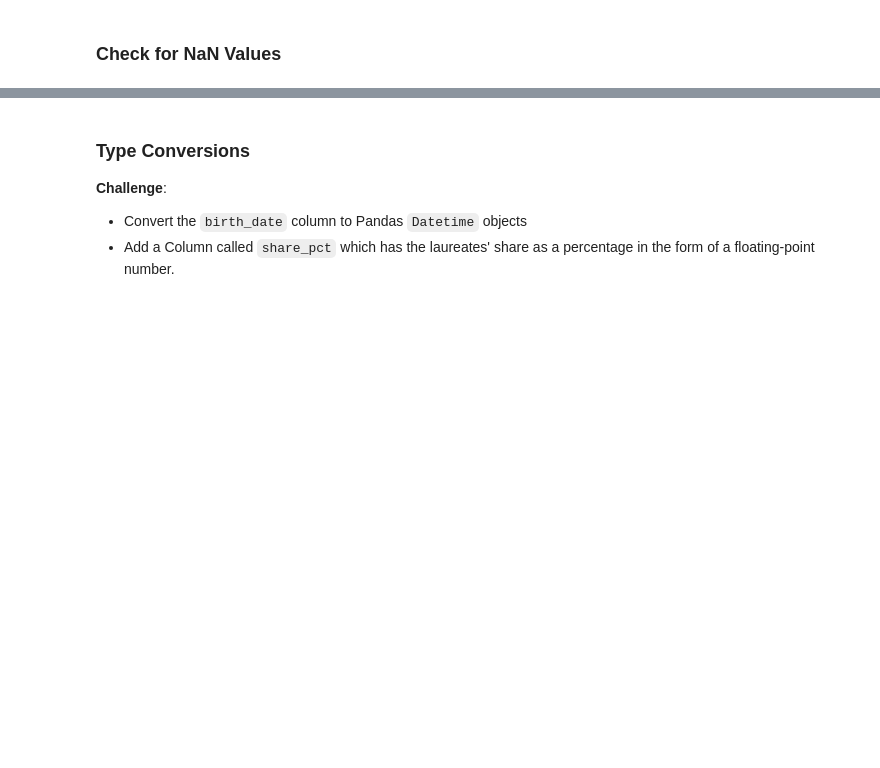
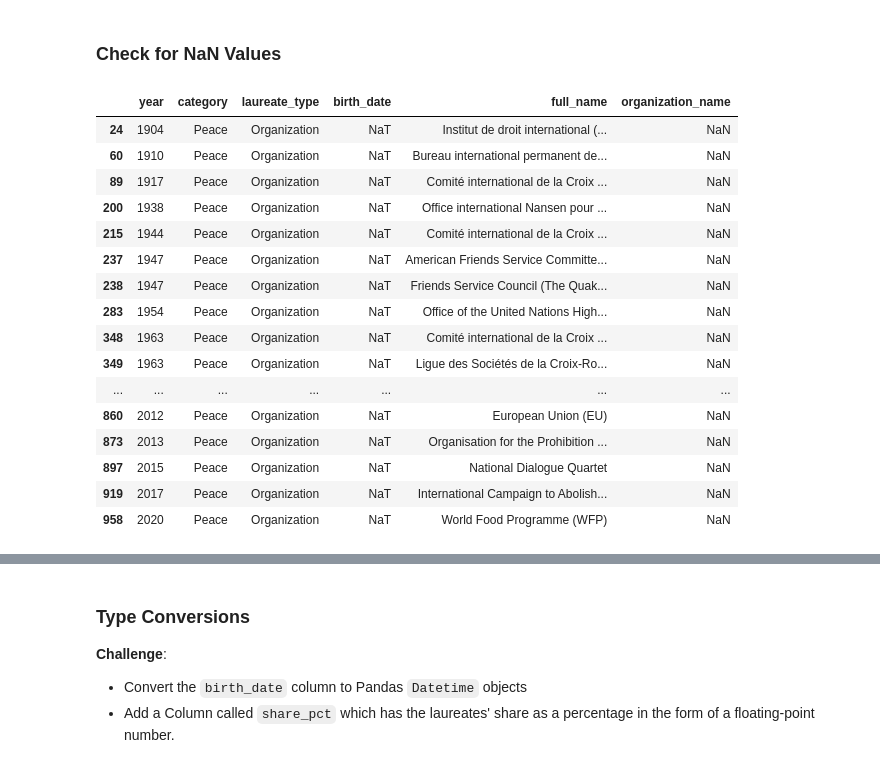
Before and after one commit to Berkayclk06/NobelPrizeAnalysisEx, a Jupyter notebook: Nobel_Prize_Analysis_(start).ipynb, the cells around one changed output, grey strips where cells are left out. Drawn from its saved outputs; the diff is of its cells as text; code cells hidden in the pictures; blank space fills up the shorter version.

Commit message:
initial commit

```diff
--- a/Nobel_Prize_Analysis_(start).ipynb
+++ b/Nobel_Prize_Analysis_(start).ipynb
@@ -56,2 +99,25 @@ Caveats: The exact birth dates for Michael Houghton, Venkatraman Ramakrishnan, a
 # %% [markdown]
 ### Check for NaN Values
+# %%
+col_subset = ['year','category', 'laureate_type',
+              'birth_date','full_name', 'organization_name']
+# %%
+df_data.loc[df_data.birth_date.isna()][col_subset]
+# %% [output]
+|  | year | category | laureate_type | birth_date | full_name | organization_name |
+| 24 | 1904 | Peace | Organization | NaT | Institut de droit international (... | NaN |
+| 60 | 1910 | Peace | Organization | NaT | Bureau international permanent de... | NaN |
+| 89 | 1917 | Peace | Organization | NaT | Comité international de la Croix ... | NaN |
+| 200 | 1938 | Peace | Organization | NaT | Office international Nansen pour ... | NaN |
+| 215 | 1944 | Peace | Organization | NaT | Comité international de la Croix ... | NaN |
+| 237 | 1947 | Peace | Organization | NaT | American Friends Service Committe... | NaN |
+| 238 | 1947 | Peace | Organization | NaT | Friends Service Council (The Quak... | NaN |
+| 283 | 1954 | Peace | Organization | NaT | Office of the United Nations High... | NaN |
+| 348 | 1963 | Peace | Organization | NaT | Comité international de la Croix ... | NaN |
+| 349 | 1963 | Peace | Organization | NaT | Ligue des Sociétés de la Croix-Ro... | NaN |
+| ... | ... | ... | ... | ... | ... | ... |
+| 860 | 2012 | Peace | Organization | NaT | European Union (EU) | NaN |
+| 873 | 2013 | Peace | Organization | NaT | Organisation for the Prohibition ... | NaN |
+| 897 | 2015 | Peace | Organization | NaT | National Dialogue Quartet | NaN |
+| 919 | 2017 | Peace | Organization | NaT | International Campaign to Abolish... | NaN |
+| 958 | 2020 | Peace | Organization | NaT | World Food Programme (WFP) | NaN |
```
Also changed, not shown: parts of 9 cells of this notebook.
